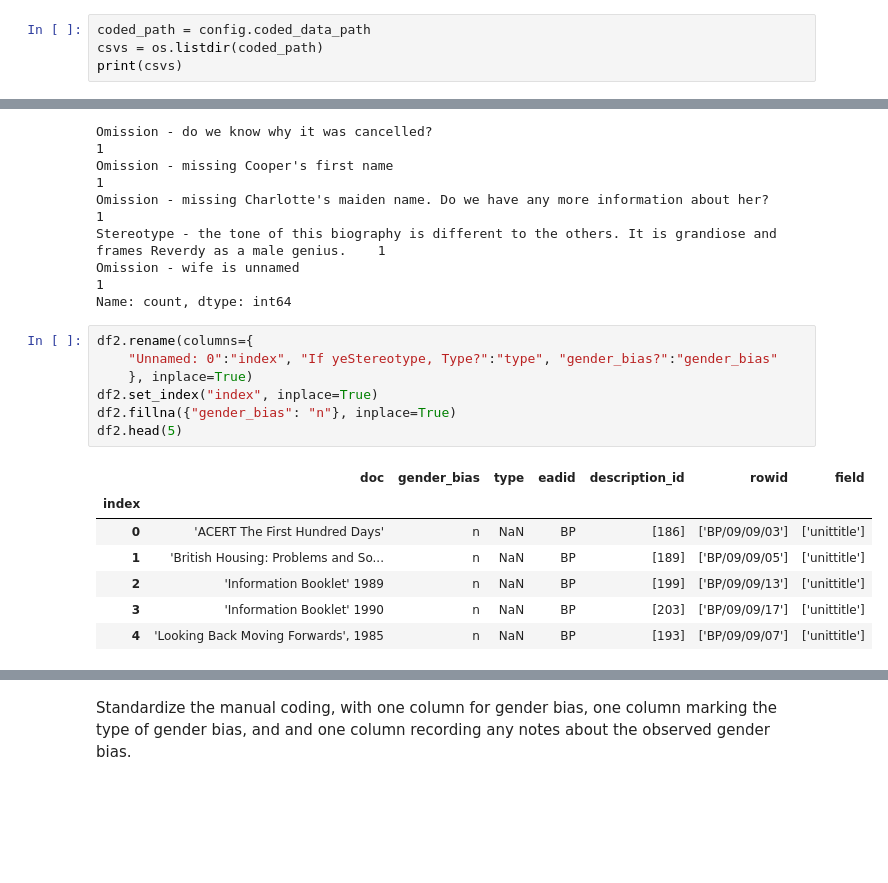
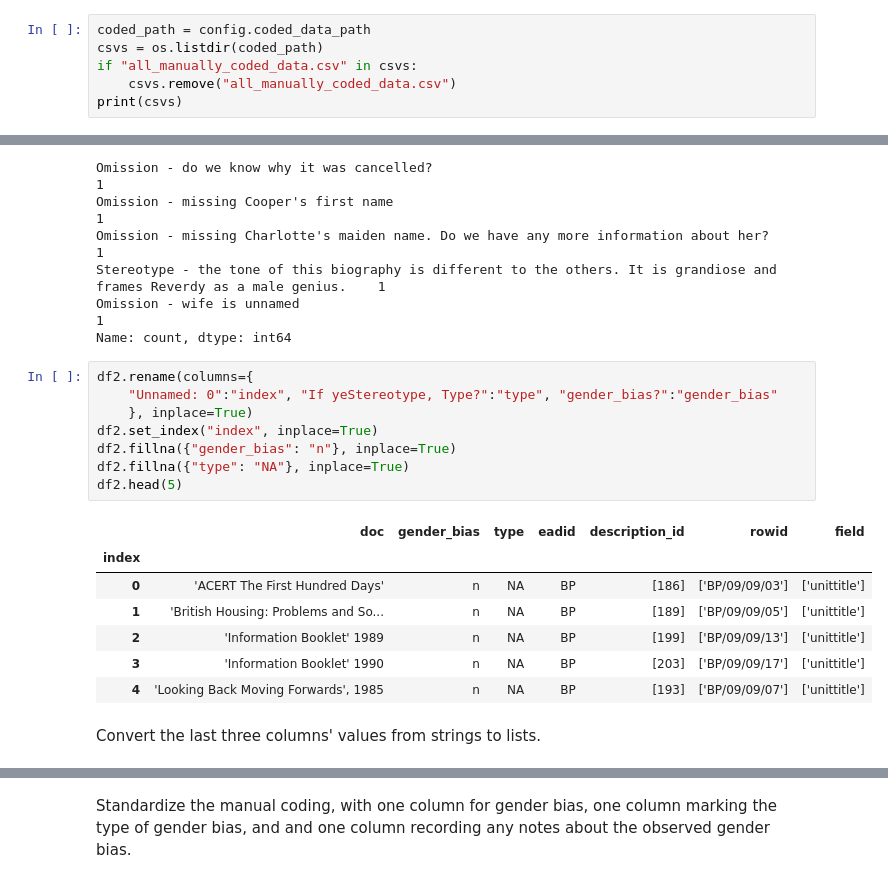
Before and after one commit to thegoose20/nusc, a Jupyter notebook: combine_manually_coded_data.ipynb, the cells around one changed output, grey strips where cells are left out. Saved outputs shown, nothing was run; the diff lists cells and outputs as text; blank space fills up the shorter version.

```diff
--- a/combine_manual_and_classified_data.ipynb
+++ b/combine_manually_coded_data.ipynb
@@ -12,6 +14,8 @@ Read all the CSV data files with manual coding.
 # %%
 coded_path = config.coded_data_path
 csvs = os.listdir(coded_path)
+if "all_manually_coded_data.csv" in csvs:
+    csvs.remove("all_manually_coded_data.csv")
 print(csvs)
 # %% [output]
 ['CHE_sample_no_preds-manually-checked.csv', 'SH_sample_no_preds-manually-checked.csv', 'BXB_sample_no_preds-manually-checked.csv', 'BP_unclassified-manually-checked.csv', 'HL_unclassified-manually-ch ...
@@ -57,15 +61,18 @@ Name: count, dtype: int64
 # %%
 df2.rename(columns={
     "Unnamed: 0":"index", "If yeStereotype, Type?":"type", "gender_bias?":"gender_bias"
     }, inplace=True)
 df2.set_index("index", inplace=True)
 df2.fillna({"gender_bias": "n"}, inplace=True)
+df2.fillna({"type": "NA"}, inplace=True)
 df2.head(5)
 # %% [output]
 |  | doc | gender_bias | type | eadid | description_id | rowid | field |
 | index |  |  |  |  |  |  |  |
-| 0 | 'ACERT The First Hundred Days' | n | NaN | BP | [186] | ['BP/09/09/03'] | ['unittitle'] |
-| 1 | 'British Housing: Problems and So... | n | NaN | BP | [189] | ['BP/09/09/05'] | ['unittitle'] |
-| 2 | 'Information Booklet' 1989 | n | NaN | BP | [199] | ['BP/09/09/13'] | ['unittitle'] |
-| 3 | 'Information Booklet' 1990 | n | NaN | BP | [203] | ['BP/09/09/17'] | ['unittitle'] |
-| 4 | 'Looking Back Moving Forwards', 1985 | n | NaN | BP | [193] | ['BP/09/09/07'] | ['unittitle'] |
+| 0 | 'ACERT The First Hundred Days' | n | NA | BP | [186] | ['BP/09/09/03'] | ['unittitle'] |
+| 1 | 'British Housing: Problems and So... | n | NA | BP | [189] | ['BP/09/09/05'] | ['unittitle'] |
+| 2 | 'Information Booklet' 1989 | n | NA | BP | [199] | ['BP/09/09/13'] | ['unittitle'] |
+| 3 | 'Information Booklet' 1990 | n | NA | BP | [203] | ['BP/09/09/17'] | ['unittitle'] |
+| 4 | 'Looking Back Moving Forwards', 1985 | n | NA | BP | [193] | ['BP/09/09/07'] | ['unittitle'] |
+# %% [markdown]
+Convert the last three columns' values from strings to lists.
```
Also changed, not shown: parts of 18 cells of this notebook.
